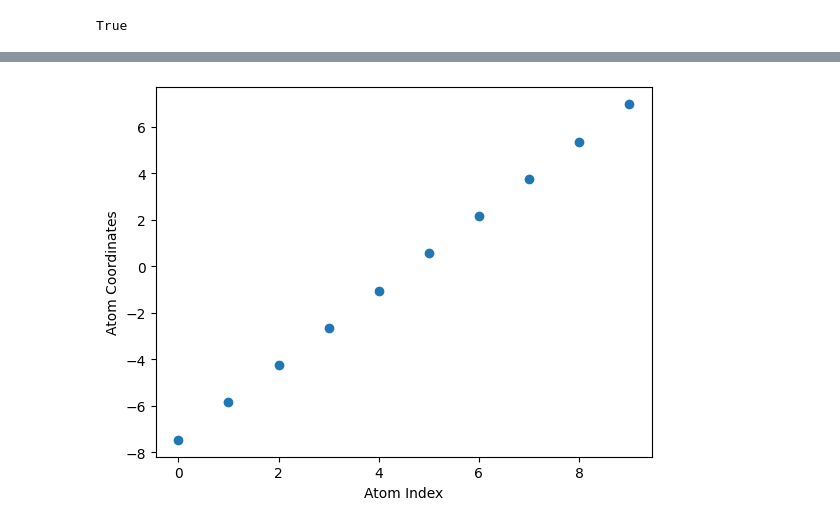
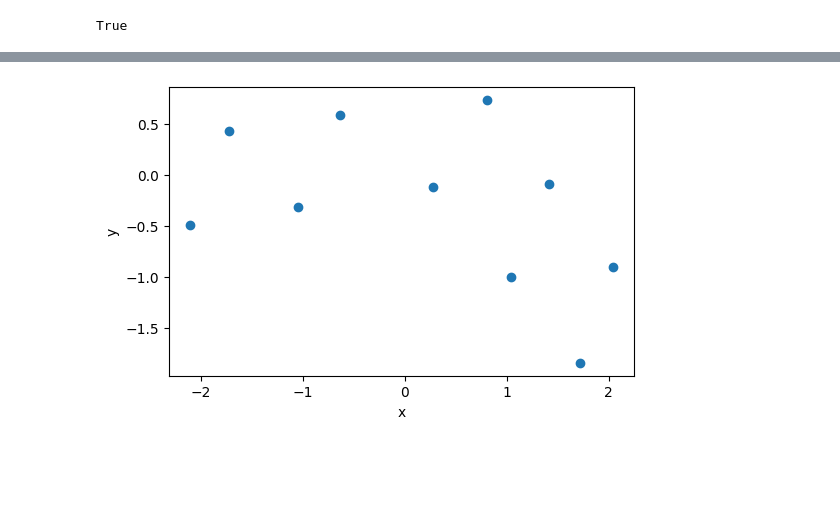
Before and after one commit to hikarimusic/MDLab, a Jupyter notebook: paper3/exp3.ipynb, the cells around one changed output, grey strips where cells are left out. Saved outputs shown, nothing was run; the diff lists cells and outputs as text; code cells hidden in the pictures; blank space fills up the shorter version.

```diff
--- a/paper3/exp3.ipynb
+++ b/paper3/exp3.ipynb
@@ -12,6 +12,7 @@ torch.cuda.is_available()
 True
 # %%
 opt = {
+    "dimension": 2,
     "num_atoms":10,
     "hidden_size": 100,
     "simulate": 1000
@@ -33,21 +34,21 @@ class ForceField(nn.Module):
 # %%
 # Atom Coordinates
 class AtomCoordinates(nn.Module):
-    def __init__(self, num_atoms):
+    def __init__(self, num_atoms, scale=1):
         super(AtomCoordinates, self).__init__()
-        self.coordinates = nn.Parameter(torch.randn(num_atoms))
+        self.coordinates = nn.Parameter(torch.randn(num_atoms, opt["dimension"])*scale)
 
     def forward(self):
         return self.coordinates
 # %%
 # Data
 def lennard_jones_potential(r, eps=1e-1):
-    return 1.5**12 / (r+eps)**12 - 1.5**6 / (r+eps)**6
-#     return 1 / (r+eps)**12 - 1 / (r+eps)**6
+#     return 1.5**12 / (r+eps)**12 - 1.5**6 / (r+eps)**6
+    return 1 / (r+eps)**12 - 1 / (r+eps)**6
 
 def distances_matrix(coordinates):
     matrix_size = coordinates.shape[0]
-    distances = torch.cdist(coordinates.view(-1, 1), coordinates.view(-1, 1))
+    distances = torch.cdist(coordinates, coordinates)
     indices = torch.triu_indices(matrix_size, matrix_size, offset=1)
     distances = distances[indices[0], indices[1]]
     return distances
@@ -70,14 +71,18 @@ def simulate_stable_conformations(atom_coordinates, force_field, num_iterations=
 # %%
 # Train
 def train(force_field, atom_coordinates, num_iterations=1000):
-    atom_optimizer = optim.Adam(atom_coordinates.parameters(), lr=0.01)
+    atom_optimizer = optim.Adam(atom_coordinates.parameters(), lr=0.1)
     force_optimizer = optim.Adam(force_field.parameters(), lr=0.01)
 
+#     best_loss = float('inf')
     for iteration in range(num_iterations):
         # MD Simulation
         if iteration % opt["simulate"] == 0:
             atom_stable = AtomCoordinates(opt["num_atoms"])
             stable_conformations = simulate_stable_conformations(atom_stable(), lennard_jones_potential, num_iterations=opt["simulate"])
+#         if (iteration+opt["simulate"]//2) % opt["simulate"] == 0:
+#             atom_coordinates = AtomCoordinates(opt["num_atoms"])
+#             atom_optimizer = optim.Adam(atom_coordinates.parameters(), lr=0.01)
 
         # Atom Coordinates
         potential_energy = torch.sum(force_field(distances_matrix(atom_coordinates.coordinates).view(-1, 1)))
@@ -97,6 +102,11 @@ def train(force_field, atom_coordinates, num_iterations=1000):
         torch.nn.utils.clip_grad_norm_(force_field.parameters(), 0.1)
         force_optimizer.step()
 
+#         if loss_energy < best_loss:
+#             torch.save(atom_coordinates.state_dict(), 'best_atom.pth')
+#             torch.save(force_field.state_dict(), 'best_force.pth')
+#             best_loss = loss_energy
+
         # Print progress
         if iteration % 1000 == 0:
             print(f"Iteration {iteration}, Potential Energy: {potential_energy.item()},  Energy Difference: {energy_difference.item()}")
@@ -147,12 +160,13 @@ plt.show()
 # %%
 coordinates = atom_coordinates.coordinates.detach().numpy()
-
-plt.scatter(range(len(coordinates)), np.sort(coordinates))
-plt.xlabel('Atom Index')
-plt.ylabel('Atom Coordinates')
+plt.figure(figsize=(6, 6))
+plt.scatter(coordinates[:,0], coordinates[:,1])
+plt.xlabel('x')
+plt.ylabel('y')
+plt.gca().set_aspect('equal', adjustable='box')
 plt.show()
 # %% [output]
-[figure, old version]
+[figure, new version]
 # %%
 # Data
 def lennard_jones_potential(r, eps=1e-1):
```
Also changed, not shown: parts of 12 cells of this notebook, 2 other files.
